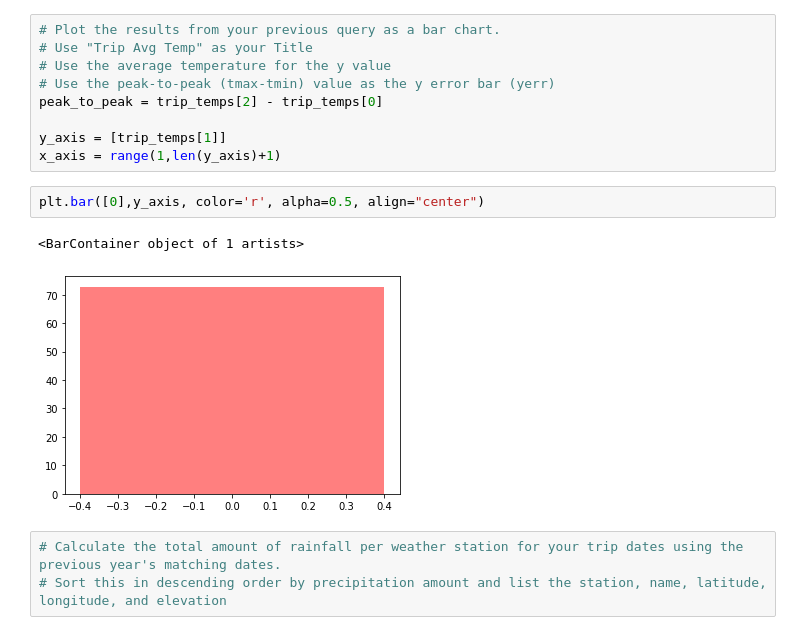
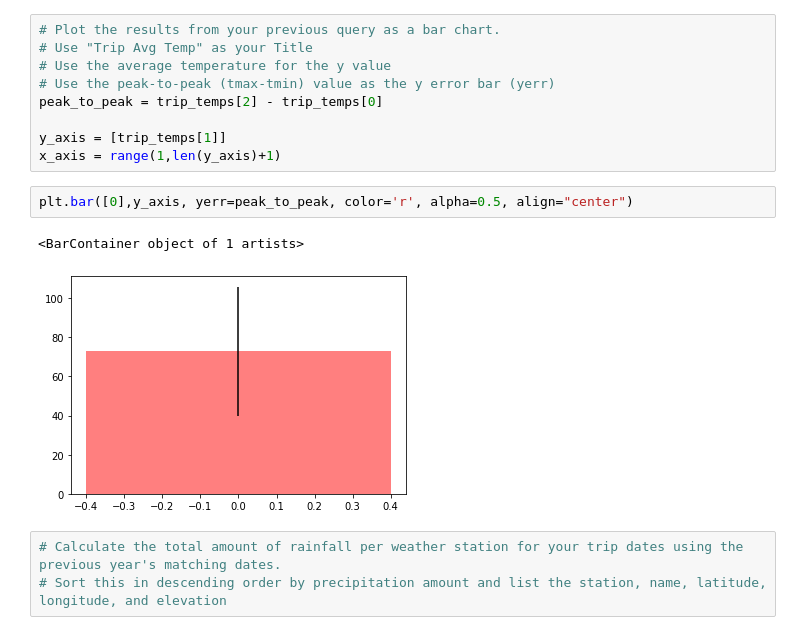
Before and after one commit to kdevanath/sqlalchemy-challenge, a Jupyter notebook: climate_starter.ipynb, the cells around one changed output. Saved outputs shown, nothing was run; the diff lists cells and outputs as text.

Commit message:
Added yerr

```diff
--- a/climate_starter.ipynb
+++ b/climate_starter.ipynb
@@ -247,10 +247,10 @@ peak_to_peak = trip_temps[2] - trip_temps[0]
 y_axis = [trip_temps[1]]
 x_axis = range(1,len(y_axis)+1)
 # %%
-plt.bar([0],y_axis, color='r', alpha=0.5, align="center")
+plt.bar([0],y_axis, yerr=peak_to_peak, color='r', alpha=0.5, align="center")
 # %% [output]
 <BarContainer object of 1 artists>
-[figure, old version]
+[figure, new version]
 # %%
 # Calculate the total amount of rainfall per weather station for your trip dates using the previous year's matching dates.
 # Sort this in descending order by precipitation amount and list the station, name, latitude, longitude, and elevation
```
